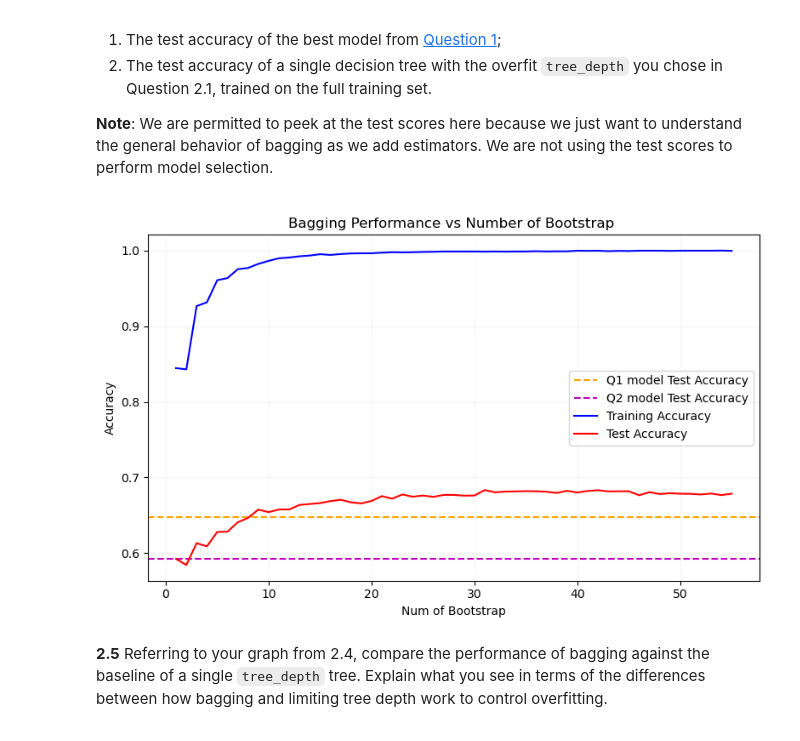
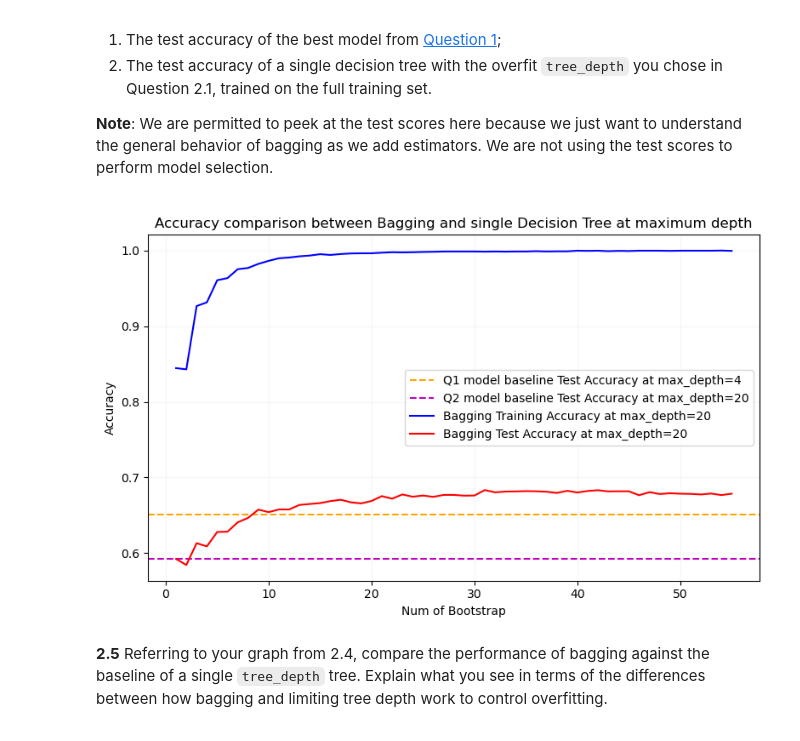
Before and after one commit to WayneKaiYeh/CSCI-E-109A-Intro-of-DS-HW, a Jupyter notebook: HW_6_notebook/cs1090a_hw6/cs1090a_hw6.ipynb, the cells around one changed output. Drawn from its saved outputs; the diff is of its cells as text; code cells hidden in the pictures.

```diff
--- a/HW_6_notebook/cs1090a_hw6/cs1090a_hw6.ipynb
+++ b/HW_6_notebook/cs1090a_hw6/cs1090a_hw6.ipynb
@@ -584,45 +701,45 @@ def running_predictions(
     # calculate and return final accuracies
     return np.mean(running_correctnesss, axis=0)
 # %%
-# Use depth = 5 we got from q1
-q1_tree = DecisionTreeClassifier(max_depth = 5, random_state=0)
+# Use depth = best_cv_depth (4) we got from q1
+q1_tree = DecisionTreeClassifier(max_depth = best_cv_depth , random_state=0)
 q1_tree.fit(X_train, y_train)
-q1_accuracy = q1_tree.score(X_test, y_test) #get acc
+q1_accuracy = q1_tree.score(X_test, y_test)
 
 
-# use depth 20 fomr q2
-q2_tree = DecisionTreeClassifier(max_depth=20, random_state=0)
+# use depth = tree_depth (20) from q2
+q2_tree = DecisionTreeClassifier(max_depth=tree_depth, random_state=0)
 q2_tree.fit(X_train, y_train)
 q2_accuracy = q2_tree.score(X_test, y_test)
 
 
 
 plt.figure(figsize=(8, 5))
 
 
 # horizontal lines for two baseline comparisons
 plt.axhline(y=q1_accuracy, color='orange', linestyle='--',
-            label='Q1 model Test Accuracy')
+            label='Q1 model baseline Test Accuracy at max_depth=4')
 plt.axhline(y=q2_accuracy, color='m', linestyle='--',
-            label='Q2 model Test Accuracy')
+            label='Q2 model baseline Test Accuracy at max_depth=20')
 
 
 # Use the `running_predictions(...)` function provided below to get the model's accuracy score when using only $j$ of the bootstrapped models,
 #  where $j \in [1, 2, 3, ..., 55]$.
 train_acc = running_predictions(bagging_train_df, y_train)
 test_acc = running_predictions(bagging_test_df, y_test)
-plt.plot(range(1, 56), train_acc, 'b-', label='Training Accuracy')
-plt.plot(range(1, 56), test_acc, 'r-', label='Test Accuracy')
+plt.plot(range(1, 56), train_acc, 'b-', label='Bagging Training Accuracy at max_depth=20')
+plt.plot(range(1, 56), test_acc, 'r-', label='Bagging Test Accuracy at max_depth=20')
 
 
 plt.xlabel('Num of Bootstrap')
 plt.ylabel('Accuracy')
-plt.title('Bagging Performance vs Number of Bootstrap ')
+plt.title('Accuracy comparison between Bagging and single Decision Tree at maximum depth')
 plt.legend()
 plt.grid(True, alpha=0.1)
 plt.tight_layout()
 # %% [output]
-[figure, old version]
+[figure, new version]
 # %% [markdown]
 <!-- END QUESTION -->
 
```
Also changed, not shown: parts of 41 cells of this notebook.
